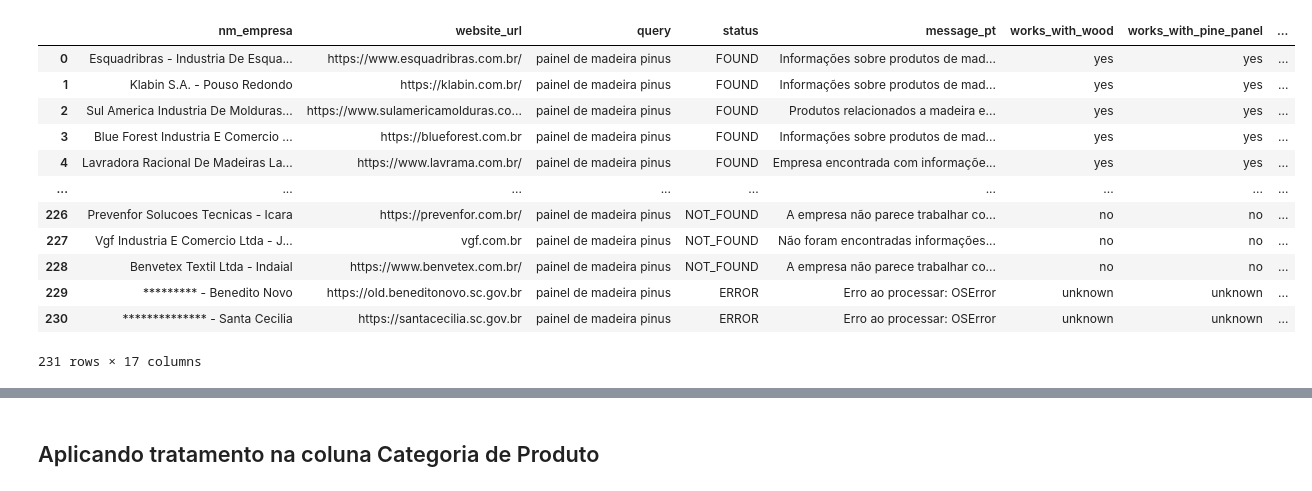
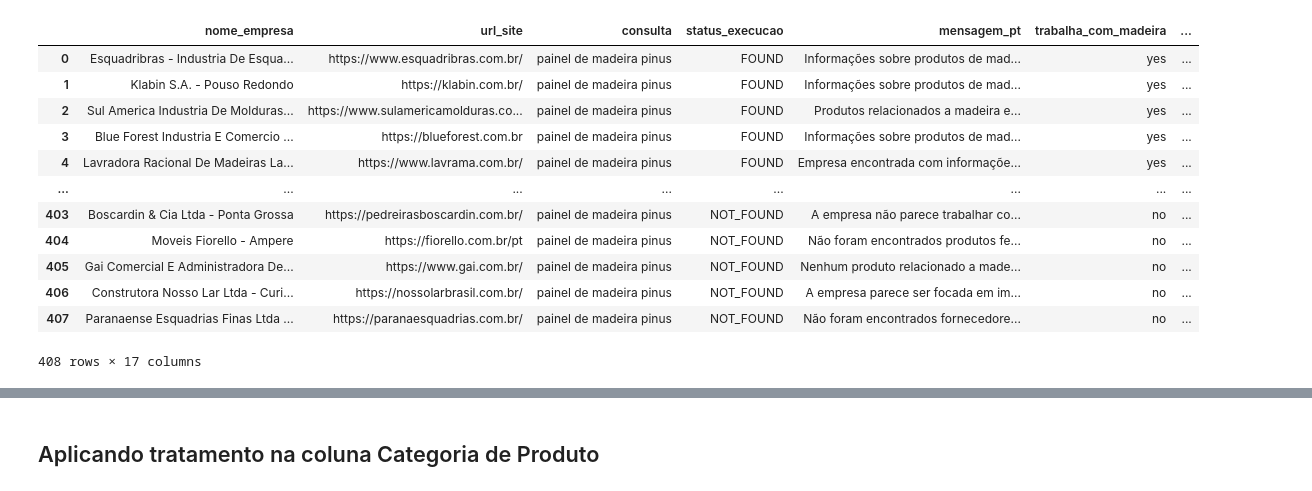
Before and after one commit to matheusrosa-obs/seleme_wood, a Jupyter notebook: Scripts/portifolio.ipynb, the cells around one changed output, grey strips where cells are left out. Saved outputs shown, nothing was run; the diff lists cells and outputs as text; code cells hidden in the pictures.

Commit message:
[12] ajustes e novos dados

```diff
--- a/Scripts/portifolio.ipynb
+++ b/Scripts/portifolio.ipynb
@@ -20,19 +22,52 @@ Index(['nm_empresa', 'website_url', 'query', 'status', 'message_pt',
       dtype='object')
+# %%
+df_companies_sc = pd.read_csv(r"C:\Projetos\Nova pasta\seleme_wood\App\companies.csv")
+df_companies_pr = pd.read_csv(r"C:\Projetos\Nova pasta\seleme_wood\App\companies_pr.csv")
+
+COLUNAS_PT_2 = {
+    "nm_empresa": "nome_empresa",
+    "website_url": "url_site",
+    "query": "consulta",
+
+    "status": "status_execucao",
+    "message_pt": "mensagem_pt",
+
+    "works_with_wood": "trabalha_com_madeira",
+    "works_with_pine_panel": "trabalha_com_painel_pinus",
+    "pine_panel_flag": "flag_painel_pinus",
+
+    "confidence_wood": "confianca_madeira",
+    "confidence_pine_panel": "confianca_painel_pinus",
+
+    "evidence_snippet": "trecho_evidencia",
+    "materials_summary": "resumo_materiais",
+
+    "item_count_total": "qtde_itens_total",
+    "item_count_wood_related": "qtde_itens_madeira",
+    "item_count_mentions_pinus": "qtde_itens_menciona_pinus",
+
+    "run_at": "data_coleta",
+    "attempts": "tentativas"
+}
+
+df_companies_pr = df_companies_pr.rename(columns=COLUNAS_PT_2)
+
+
+df_companies = pd.concat([df_companies_sc, df_companies_pr], ignore_index=True)
 # %%
-df_companies = pd.read_csv(r"C:\Projetos\Nova pasta\seleme_wood\App\companies.csv")
 df_companies
 # %% [output]
-|  | nm_empresa | website_url | query | status | message_pt | works_with_wood | works_with_pine_panel | ... |
-| 0 | Esquadribras - Industria De Esqua... | https://www.esquadribras.com.br/ | painel de madeira pinus | FOUND | Informações sobre produtos de mad... | yes | yes | ... |
-| 1 | Klabin S.A. - Pouso Redondo | https://klabin.com.br/ | painel de madeira pinus | FOUND | Informações sobre produtos de mad... | yes | yes | ... |
-| 2 | Sul America Industria De Molduras... | https://www.sulamericamolduras.co... | painel de madeira pinus | FOUND | Produtos relacionados a madeira e... | yes | yes | ... |
-| 3 | Blue Forest Industria E Comercio ... | https://blueforest.com.br | painel de madeira pinus | FOUND | Informações sobre produtos de mad... | yes | yes | ... |
-| 4 | Lavradora Racional De Madeiras La... | https://www.lavrama.com.br/ | painel de madeira pinus | FOUND | Empresa encontrada com informaçõe... | yes | yes | ... |
-| ... | ... | ... | ... | ... | ... | ... | ... | ... |
-| 226 | Prevenfor Solucoes Tecnicas - Icara | https://prevenfor.com.br/ | painel de madeira pinus | NOT_FOUND | A empresa não parece trabalhar co... | no | no | ... |
-| 227 | Vgf Industria E Comercio Ltda - J... | vgf.com.br | painel de madeira pinus | NOT_FOUND | Não foram encontradas informações... | no | no | ... |
-| 228 | Benvetex Textil Ltda - Indaial | https://www.benvetex.com.br/ | painel de madeira pinus | NOT_FOUND | A empresa não parece trabalhar co... | no | no | ... |
-| 229 | ********* - Benedito Novo | https://old.beneditonovo.sc.gov.br | painel de madeira pinus | ERROR | Erro ao processar: OSError | unknown | unknown | ... |
-| 230 | ************** - Santa Cecilia | https://santacecilia.sc.gov.br | painel de madeira pinus | ERROR | Erro ao processar: OSError | unknown | unknown | ... |
+|  | nome_empresa | url_site | consulta | status_execucao | mensagem_pt | trabalha_com_madeira | ... |
+| 0 | Esquadribras - Industria De Esqua... | https://www.esquadribras.com.br/ | painel de madeira pinus | FOUND | Informações sobre produtos de mad... | yes | ... |
+| 1 | Klabin S.A. - Pouso Redondo | https://klabin.com.br/ | painel de madeira pinus | FOUND | Informações sobre produtos de mad... | yes | ... |
+| 2 | Sul America Industria De Molduras... | https://www.sulamericamolduras.co... | painel de madeira pinus | FOUND | Produtos relacionados a madeira e... | yes | ... |
+| 3 | Blue Forest Industria E Comercio ... | https://blueforest.com.br | painel de madeira pinus | FOUND | Informações sobre produtos de mad... | yes | ... |
+| 4 | Lavradora Racional De Madeiras La... | https://www.lavrama.com.br/ | painel de madeira pinus | FOUND | Empresa encontrada com informaçõe... | yes | ... |
+| ... | ... | ... | ... | ... | ... | ... | ... |
+| 403 | Boscardin & Cia Ltda - Ponta Grossa | https://pedreirasboscardin.com.br/ | painel de madeira pinus | NOT_FOUND | A empresa não parece trabalhar co... | no | ... |
+| 404 | Moveis Fiorello - Ampere | https://fiorello.com.br/pt | painel de madeira pinus | NOT_FOUND | Não foram encontrados produtos fe... | no | ... |
+| 405 | Gai Comercial E Administradora De... | https://www.gai.com.br/ | painel de madeira pinus | NOT_FOUND | Nenhum produto relacionado a made... | no | ... |
+| 406 | Construtora Nosso Lar Ltda - Curi... | https://nossolarbrasil.com.br/ | painel de madeira pinus | NOT_FOUND | A empresa parece ser focada em im... | no | ... |
+| 407 | Paranaense Esquadrias Finas Ltda ... | https://paranaesquadrias.com.br/ | painel de madeira pinus | NOT_FOUND | Não foram encontrados fornecedore... | no | ... |
-231 rows × 17 columns
+408 rows × 17 columns
 # %%
```
Also changed, not shown: parts of 37 cells of this notebook, 13 other files.
